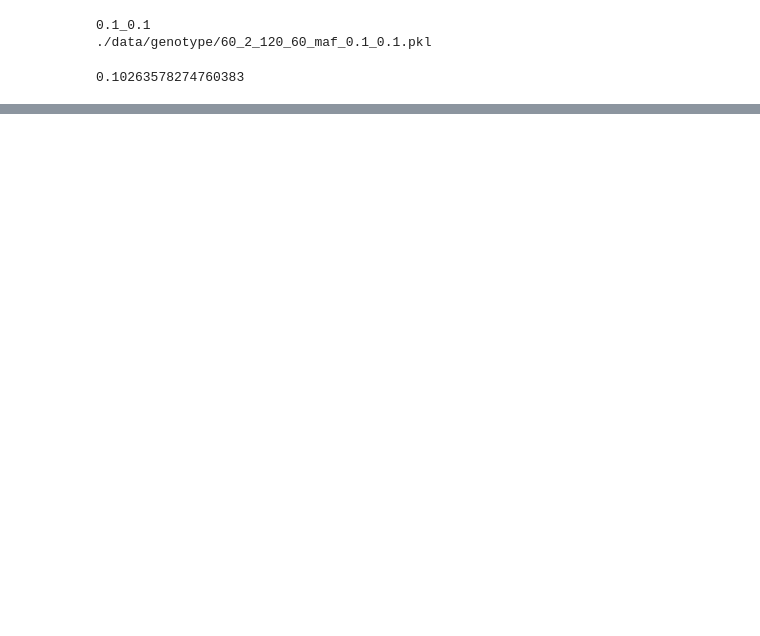
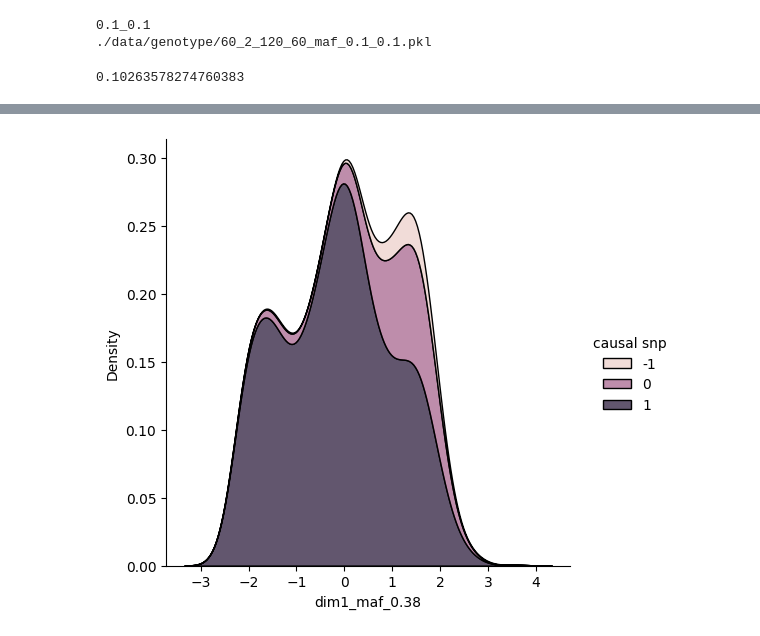
Before and after one commit to mat2m10/powercontrol, a Jupyter notebook: 06_power_pop_strat_no_corr.ipynb, the cells around one changed output, grey strips where cells are left out. Cells and saved outputs as stored; diff of their text form; code cells hidden in the pictures; blank space fills up the shorter version.

```diff
--- a/06_power_pop_strat_no_corr.ipynb
+++ b/06_power_pop_strat_no_corr.ipynb
@@ -84,0 +145,5 @@ pheno_pop = humans[f"pheno_maf_{maf_pop}"]
+# %%
+sns_plot = sns.displot(humans, x=f"dim1_maf_{maf_pop}", hue=f"causal snp",kind="kde", multiple="stack")
+plt.show()
+# %% [output]
+[figure, added]
```
Also changed, not shown: parts of 22 cells of this notebook, 1 other file.
